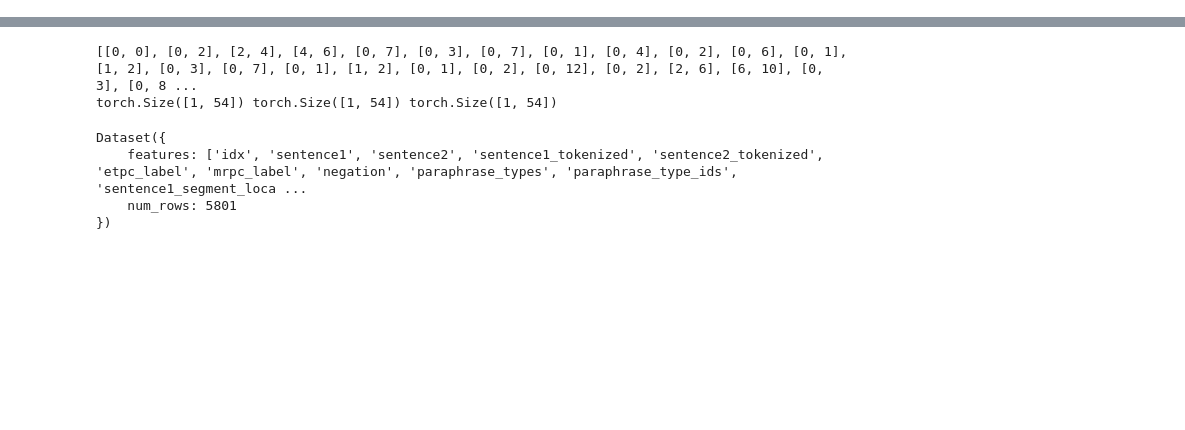
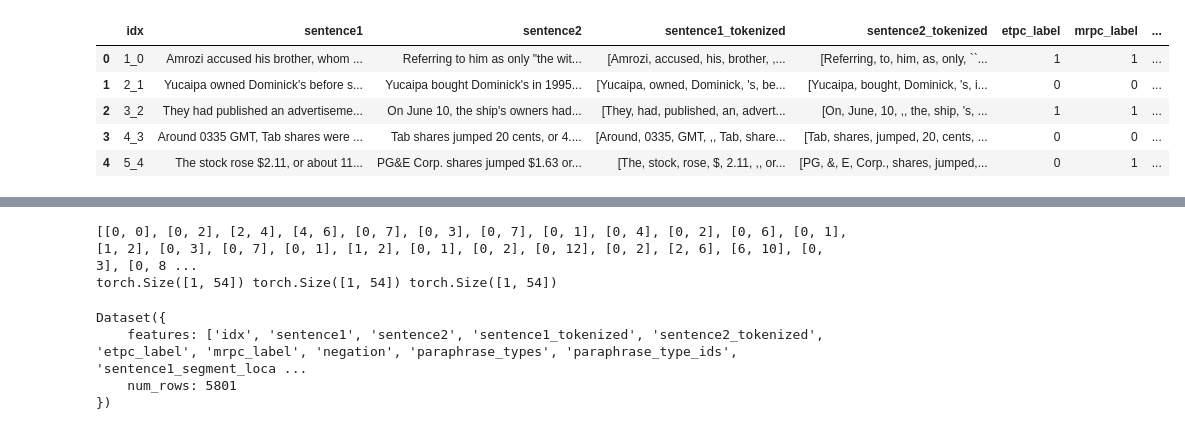
Before and after one commit to yaskh/paraphrase-types, a Jupyter notebook: src/paraphrase_type_embedding_eval.ipynb, the cells around one changed output, grey strips where cells are left out. Saved outputs shown, nothing was run; the diff lists cells and outputs as text; code cells hidden in the pictures; blank space fills up the shorter version.

```diff
--- a/src/paraphrase_type_embedding_eval.ipynb
+++ b/src/paraphrase_type_embedding_eval.ipynb
@@ -94,3 +92,14 @@ def create_label_maps(etpc):
     )
 # %%
 dataset = load_dataset("jpwahle/etpc")
+# %%
+df = dataset['train'].to_pandas()
+# %%
+df.head()
+# %% [output]
+|  | idx | sentence1 | sentence2 | sentence1_tokenized | sentence2_tokenized | etpc_label | mrpc_label | ... |
+| 0 | 1_0 | Amrozi accused his brother, whom ... | Referring to him as only "the wit... | [Amrozi, accused, his, brother, ,... | [Referring, to, him, as, only, ``... | 1 | 1 | ... |
+| 1 | 2_1 | Yucaipa owned Dominick's before s... | Yucaipa bought Dominick's in 1995... | [Yucaipa, owned, Dominick, 's, be... | [Yucaipa, bought, Dominick, 's, i... | 0 | 0 | ... |
+| 2 | 3_2 | They had published an advertiseme... | On June 10, the ship's owners had... | [They, had, published, an, advert... | [On, June, 10, ,, the, ship, 's, ... | 1 | 1 | ... |
+| 3 | 4_3 | Around 0335 GMT, Tab shares were ... | Tab shares jumped 20 cents, or 4.... | [Around, 0335, GMT, ,, Tab, share... | [Tab, shares, jumped, 20, cents, ... | 0 | 0 | ... |
+| 4 | 5_4 | The stock rose $2.11, or about 11... | PG&E Corp. shares jumped $1.63 or... | [The, stock, rose, $, 2.11, ,, or... | [PG, &, E, Corp., shares, jumped,... | 0 | 1 | ... |
```
Also changed, not shown: parts of 7 cells of this notebook.
